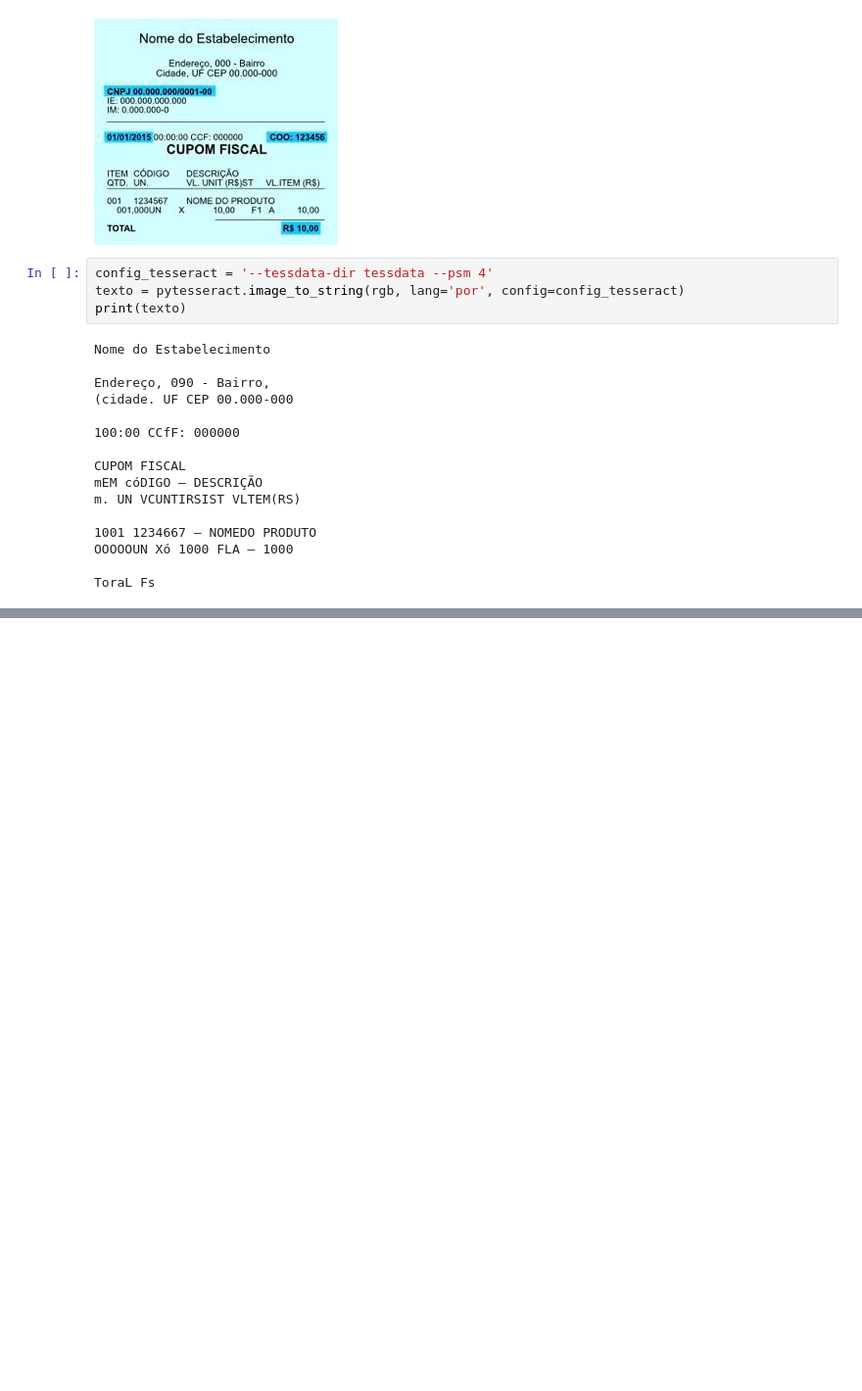
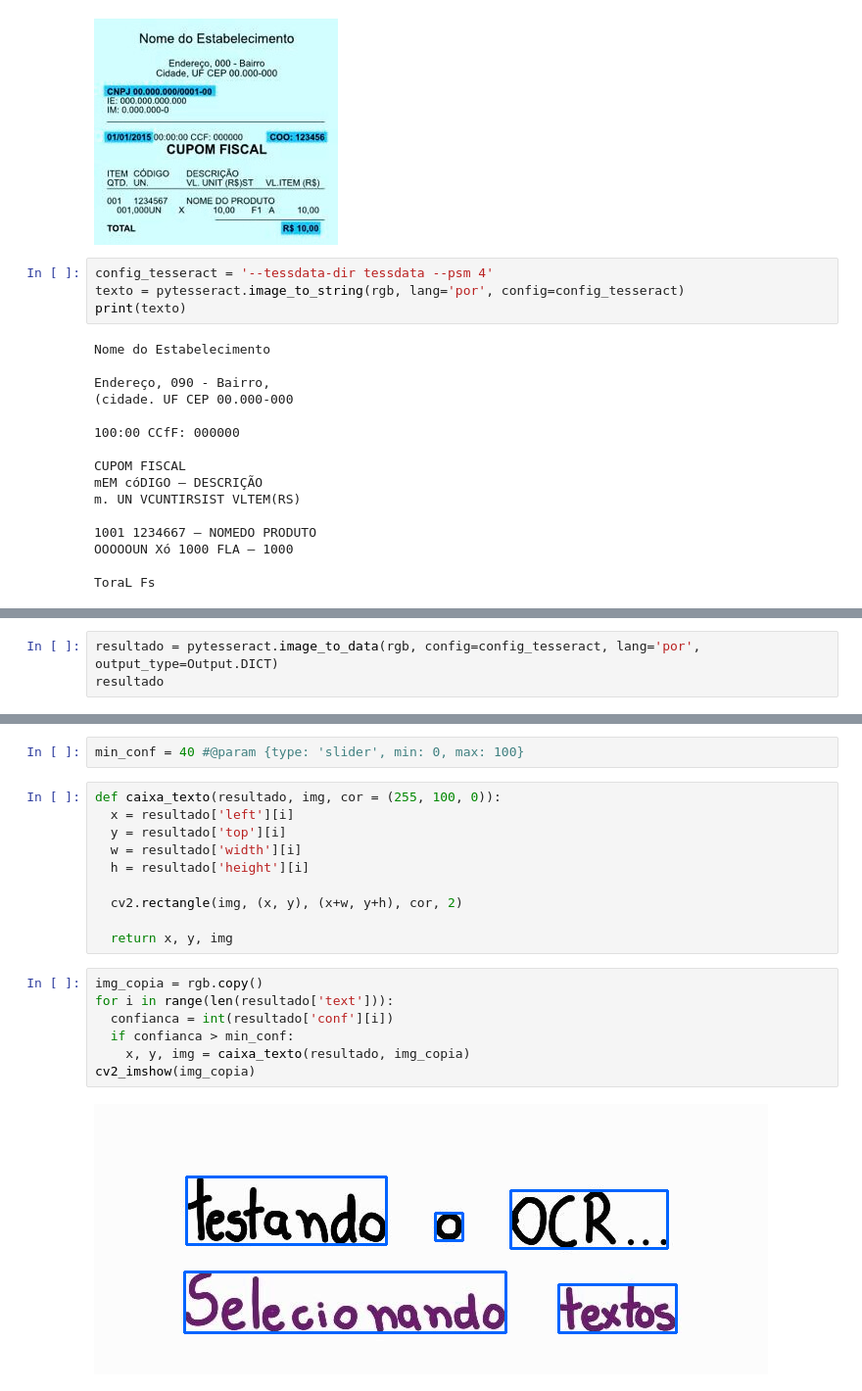
Before and after one commit to fcoprata/text-recognize, a Jupyter notebook: ocr_estudy.ipynb, the cells around one changed output, grey strips where cells are left out. Shown at 98% size. Cells and saved outputs as stored; diff of their text form; blank space fills up the shorter version.

```diff
--- a/ocr_estudy.ipynb
+++ b/ocr_estudy.ipynb
@@ -245,0 +281,3 @@ ToraL Fs
+# %%
+resultado = pytesseract.image_to_data(rgb, config=config_tesseract, lang='por', output_type=Output.DICT)
+resultado
@@ -245,0 +302,21 @@ ToraL Fs
+# %%
+min_conf = 40 #@param {type: 'slider', min: 0, max: 100}
+# %%
+def caixa_texto(resultado, img, cor = (255, 100, 0)):
+  x = resultado['left'][i]
+  y = resultado['top'][i]
+  w = resultado['width'][i]
+  h = resultado['height'][i]
+
+  cv2.rectangle(img, (x, y), (x+w, y+h), cor, 2)
+
+  return x, y, img
+# %%
+img_copia = rgb.copy()
+for i in range(len(resultado['text'])):
+  confianca = int(resultado['conf'][i])
+  if confianca > min_conf:
+    x, y, img = caixa_texto(resultado, img_copia)
+cv2_imshow(img_copia)
+# %% [output]
+[figure, added]
```
Also changed, not shown: parts of 26 cells of this notebook.
